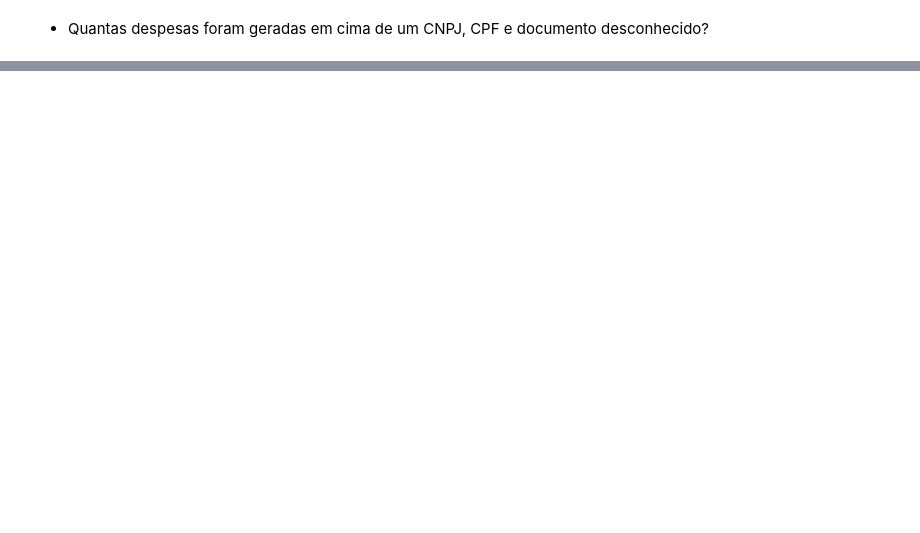
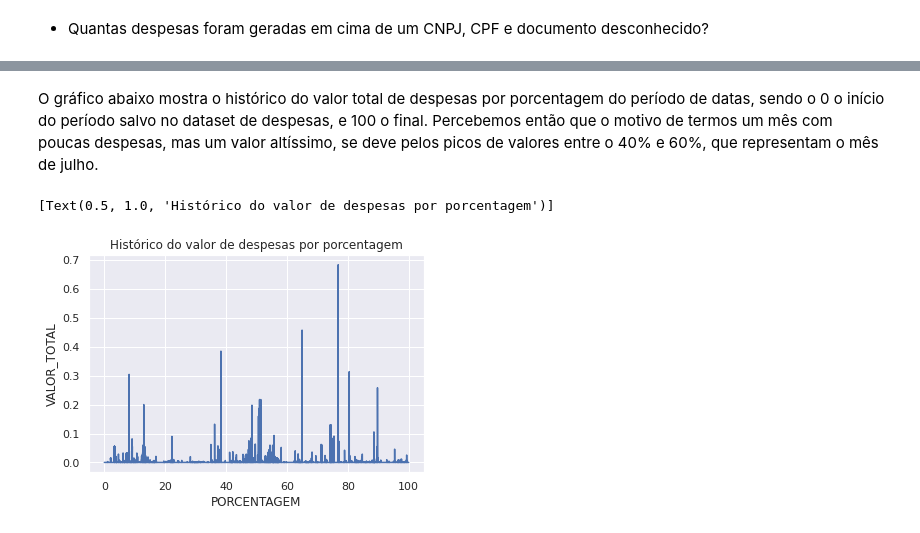
Before and after one commit to viniciusgugelmin/data-science, a Jupyter notebook: projects/base_de_despesas/notebooks/exploratory_analysis.ipynb, the cells around one changed output, grey strips where cells are left out. Drawn from its saved outputs; the diff is of its cells as text; code cells hidden in the pictures; blank space fills up the shorter version.

```diff
--- a/projects/base_de_despesas/notebooks/exploratory_analysis.ipynb
+++ b/projects/base_de_despesas/notebooks/exploratory_analysis.ipynb
@@ -158,0 +190,13 @@ DESCONHECIDO: 0.3%
+# %% [markdown]
+O gráfico abaixo mostra o histórico do valor total de despesas por porcentagem do período de datas, sendo o 0 o início do período salvo no dataset de despesas, e 100 o final. Percebemos então que o motivo de termos um mês com poucas despesas, mas um valor altíssimo, se deve pelos picos de valores entre o 40% e 60%, que representam o mês de julho.
+# %%
+df_data_order = df.copy()
+df_data_order['PORCENTAGEM'] = df_data_order.index
+df_data_order['PORCENTAGEM'] = df_data_order['PORCENTAGEM']/len(df_data_order)*100
+
+df_data_order['VALOR_TOTAL'] = df_data_order['VALOR_TOTAL']/1000000
+
+sns.lineplot(x='PORCENTAGEM', y='VALOR_TOTAL', data=df_data_order, palette="Blues_d").set(title='Histórico do valor de despesas por porcentagem')
+# %% [output]
+[Text(0.5, 1.0, 'Histórico do valor de despesas por porcentagem')]
+[figure, added]
```
Also changed, not shown: parts of 17 cells of this notebook.
